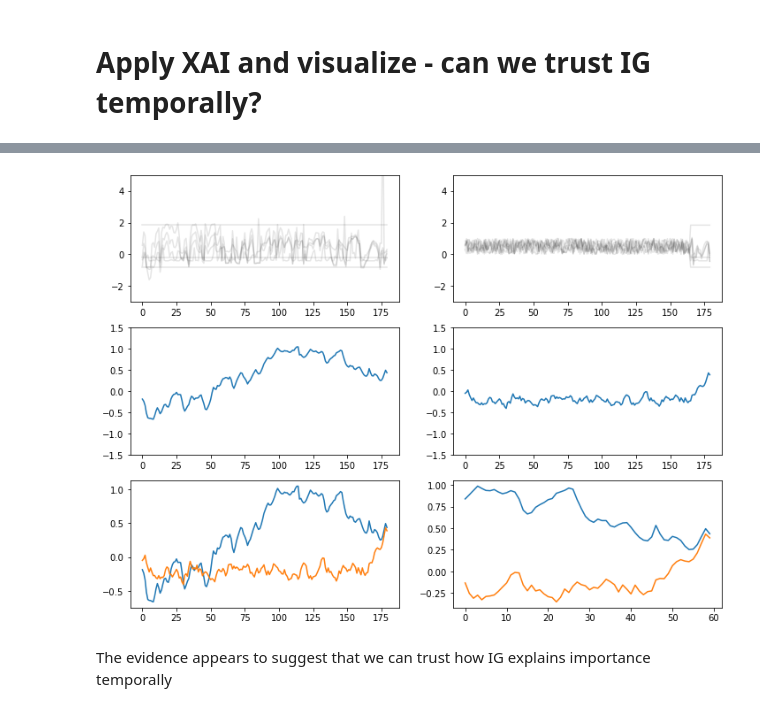
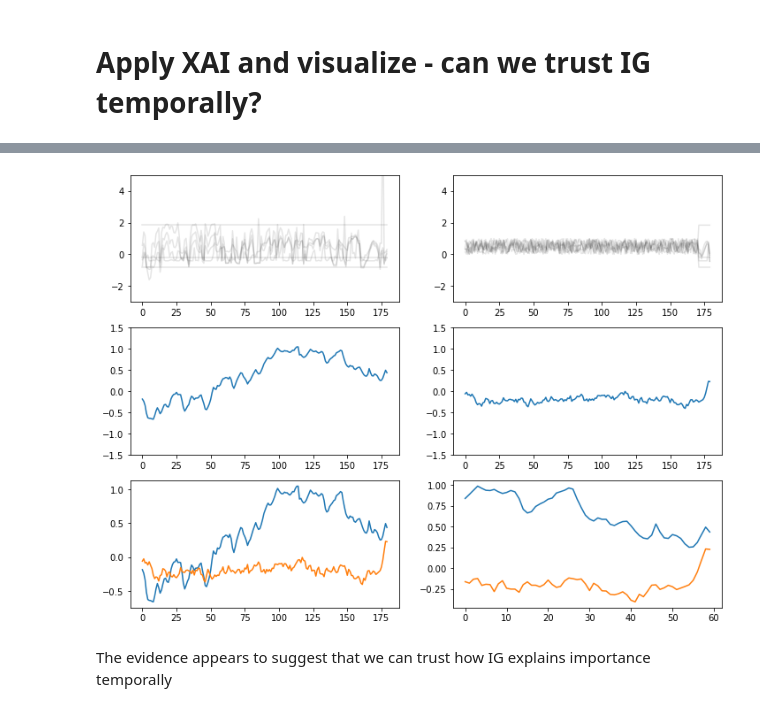
Before and after one commit to DOI-USGS/xai-workflows, a Jupyter notebook: prototyping_notebooks/03_04_RGCN_CustomExpGrad_RiverDl.ipynb, the cells around one changed output, grey strips where cells are left out. Drawn from its saved outputs; the diff is of its cells as text; code cells hidden in the pictures.

```diff
--- a/prototyping_notebooks/03_04_RGCN_CustomExpGrad_RiverDl.ipynb
+++ b/prototyping_notebooks/03_04_RGCN_CustomExpGrad_RiverDl.ipynb
@@ -408,7 +408,7 @@ compare_temporally_altered(180-25)
 # %%
-compare_temporally_altered(180-15)
+compare_temporally_altered(180-9)
 # %% [output]
-[figure, old version]
+[figure, new version]
 # %% [markdown]
 The evidence appears to suggest that we can trust how IG explains importance temporally
 # %% [markdown]
```
Also changed, not shown: parts of 12 cells of this notebook.
